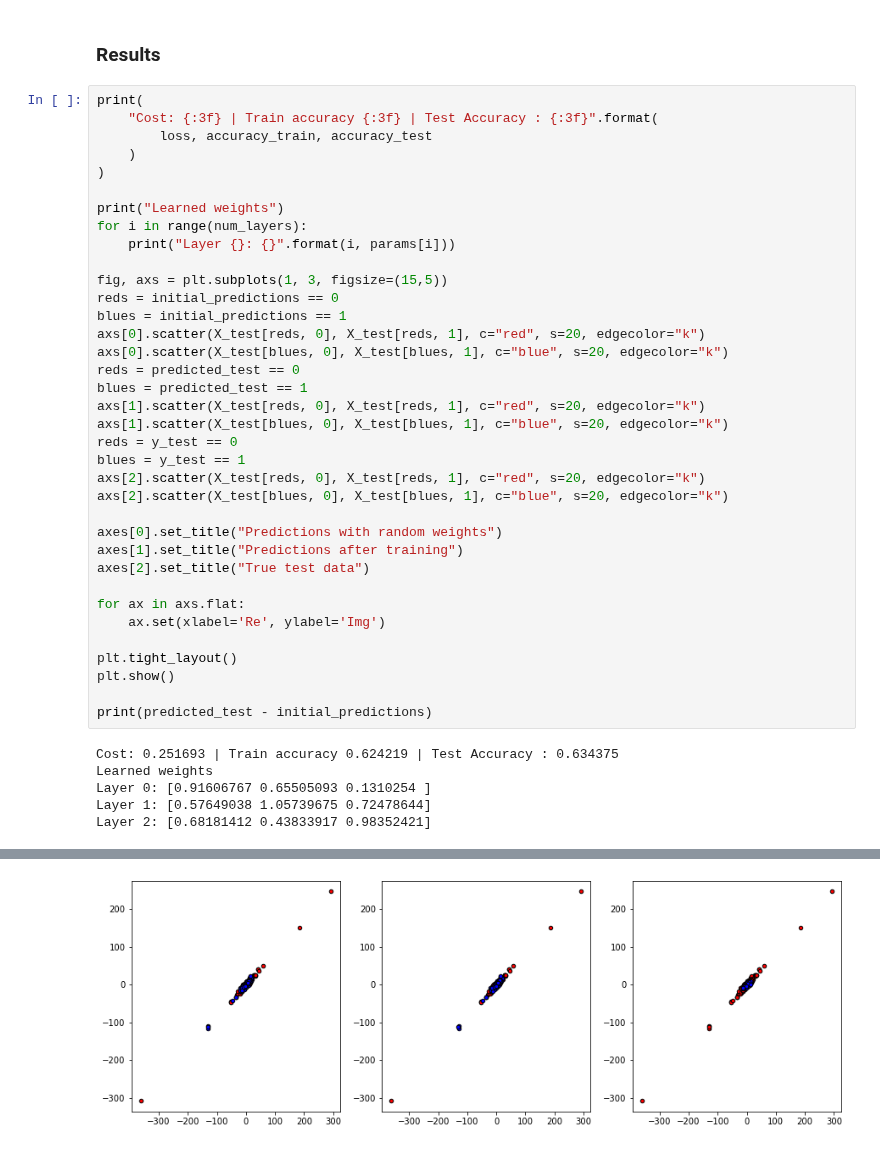
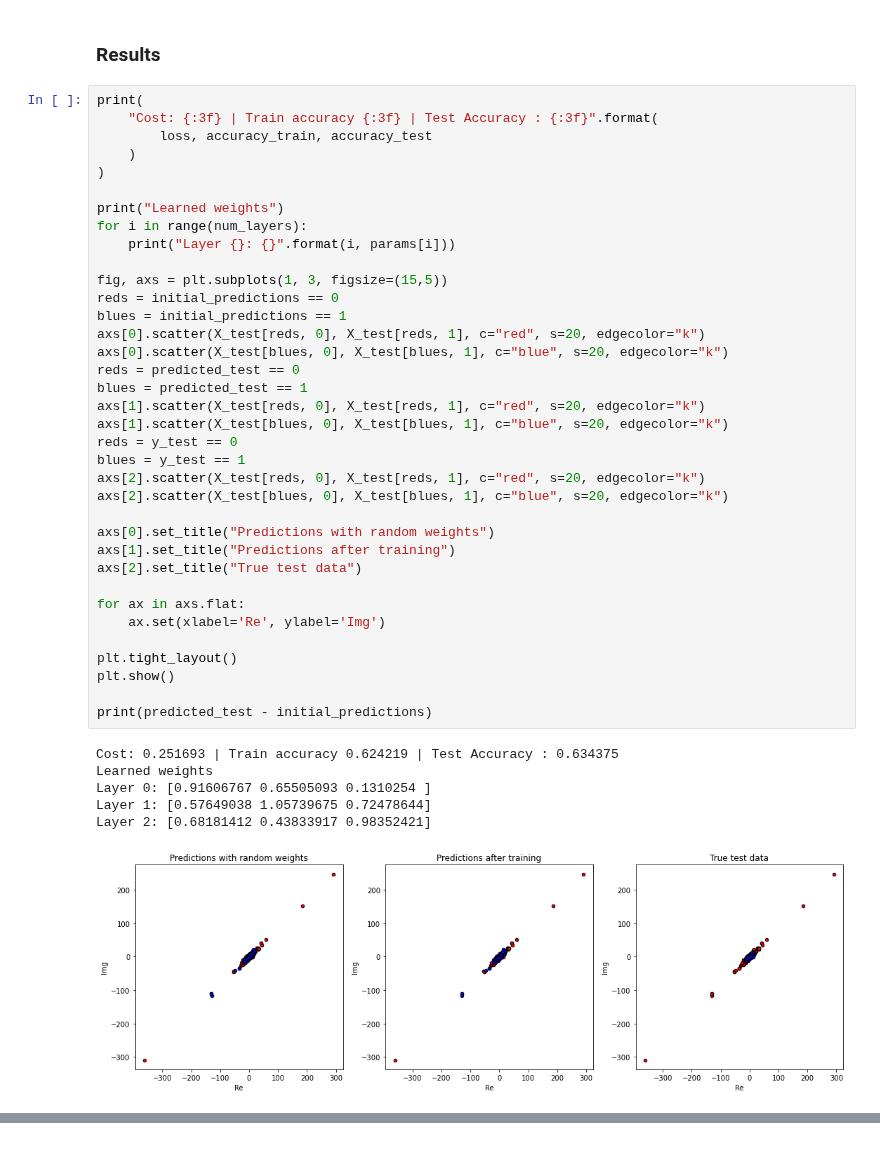
Before and after one commit to QuantumRadioAstronomy/visibility_repr, a Jupyter notebook: Data-reuploading.ipynb, the cells around one changed output, grey strips where cells are left out. Cells and saved outputs as stored; diff of their text form.

```diff
--- a/Data-reuploading.ipynb
+++ b/Data-reuploading.ipynb
@@ -351,33 +351,34 @@ for i in range(num_layers):
     print("Layer {}: {}".format(i, params[i]))
 
 fig, axs = plt.subplots(1, 3, figsize=(15,5))
 reds = initial_predictions == 0
 blues = initial_predictions == 1
 axs[0].scatter(X_test[reds, 0], X_test[reds, 1], c="red", s=20, edgecolor="k")
 axs[0].scatter(X_test[blues, 0], X_test[blues, 1], c="blue", s=20, edgecolor="k")
 reds = predicted_test == 0
 blues = predicted_test == 1
 axs[1].scatter(X_test[reds, 0], X_test[reds, 1], c="red", s=20, edgecolor="k")
 axs[1].scatter(X_test[blues, 0], X_test[blues, 1], c="blue", s=20, edgecolor="k")
 reds = y_test == 0
 blues = y_test == 1
 axs[2].scatter(X_test[reds, 0], X_test[reds, 1], c="red", s=20, edgecolor="k")
 axs[2].scatter(X_test[blues, 0], X_test[blues, 1], c="blue", s=20, edgecolor="k")
 
-axes[0].set_title("Predictions with random weights")
-axes[1].set_title("Predictions after training")
-axes[2].set_title("True test data")
+axs[0].set_title("Predictions with random weights")
+axs[1].set_title("Predictions after training")
+axs[2].set_title("True test data")
 
 for ax in axs.flat:
     ax.set(xlabel='Re', ylabel='Img')
 
 plt.tight_layout()
 plt.show()
 
 print(predicted_test - initial_predictions)
 # %% [output]
 Cost: 0.251693 | Train accuracy 0.624219 | Test Accuracy : 0.634375
 Learned weights
 Layer 0: [0.91606767 0.65505093 0.1310254 ]
 Layer 1: [0.57649038 1.05739675 0.72478644]
 Layer 2: [0.68181412 0.43833917 0.98352421]
+[figure, new version]
@@ -385 +398,0 @@ NameError: name 'axes' is not defined
-[figure, old version]
```
Also changed, not shown: parts of 1 cell of this notebook.
